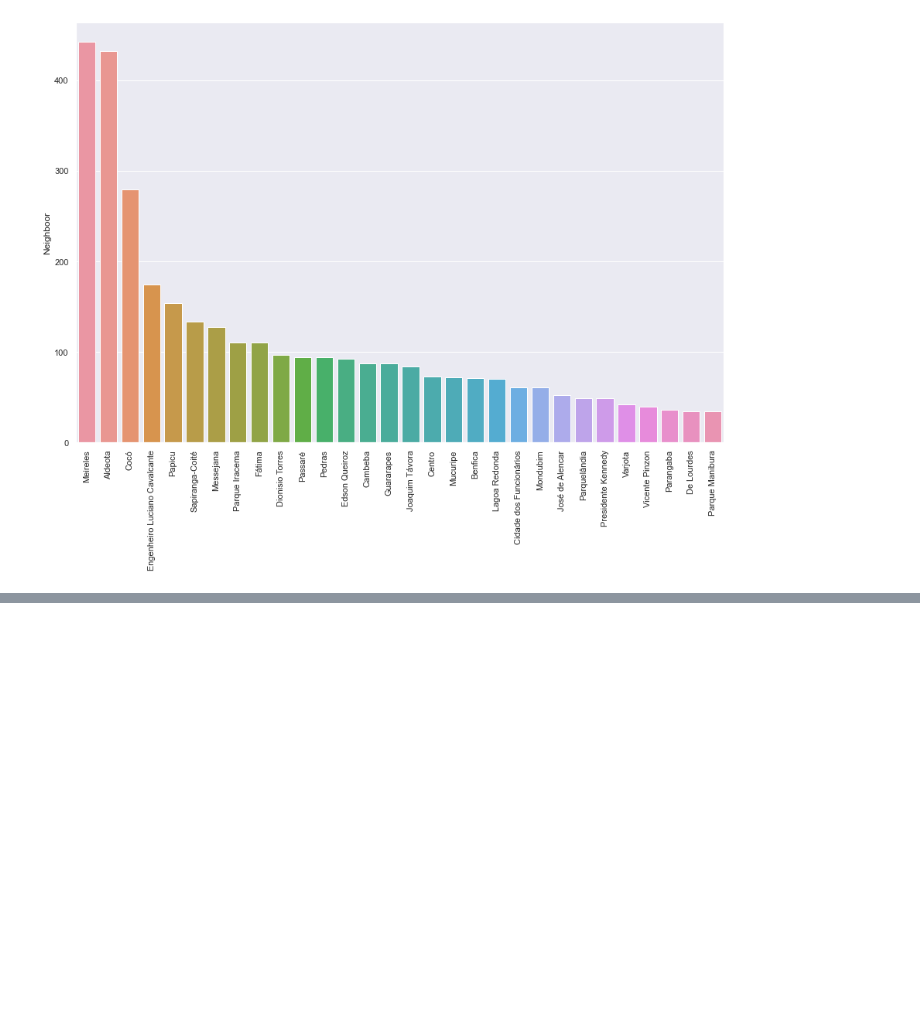
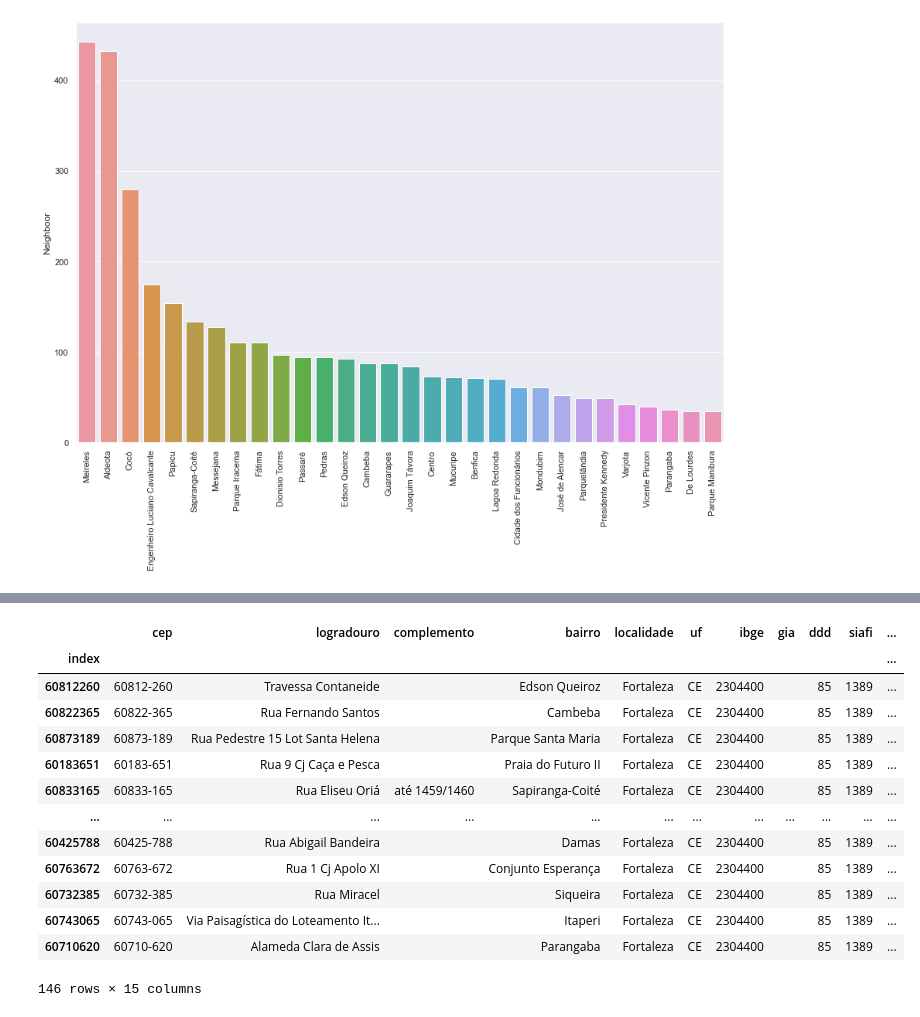
Before and after one commit to hinnecco/House_Data_Analysis, a Jupyter notebook: EDA - Fortaleza House.ipynb, the cells around one changed output, grey strips where cells are left out. Cells and saved outputs as stored; diff of their text form; code cells hidden in the pictures; blank space fills up the shorter version.

```diff
--- a/EDA - Fortaleza House.ipynb
+++ b/EDA - Fortaleza House.ipynb
@@ -960,0 +1050,17 @@ df_Properties3.groupby('Neighboor')['Price_Value'].mean().sort_values(ascending=
+# %%
+df_CEP_data[df_CEP_data['lat']=='']
+# %% [output]
+|  | cep | logradouro | complemento | bairro | localidade | uf | ibge | gia | ddd | siafi | ... |
+| index |  |  |  |  |  |  |  |  |  |  | ... |
+| 60812260 | 60812-260 | Travessa Contaneide |  | Edson Queiroz | Fortaleza | CE | 2304400 |  | 85 | 1389 | ... |
+| 60822365 | 60822-365 | Rua Fernando Santos |  | Cambeba | Fortaleza | CE | 2304400 |  | 85 | 1389 | ... |
+| 60873189 | 60873-189 | Rua Pedestre 15 Lot Santa Helena |  | Parque Santa Maria | Fortaleza | CE | 2304400 |  | 85 | 1389 | ... |
+| 60183651 | 60183-651 | Rua 9 Cj Caça e Pesca |  | Praia do Futuro II | Fortaleza | CE | 2304400 |  | 85 | 1389 | ... |
+| 60833165 | 60833-165 | Rua Eliseu Oriá | até 1459/1460 | Sapiranga-Coité | Fortaleza | CE | 2304400 |  | 85 | 1389 | ... |
+| ... | ... | ... | ... | ... | ... | ... | ... | ... | ... | ... | ... |
+| 60425788 | 60425-788 | Rua Abigail Bandeira |  | Damas | Fortaleza | CE | 2304400 |  | 85 | 1389 | ... |
+| 60763672 | 60763-672 | Rua 1 Cj Apolo XI |  | Conjunto Esperança | Fortaleza | CE | 2304400 |  | 85 | 1389 | ... |
+| 60732385 | 60732-385 | Rua Miracel |  | Siqueira | Fortaleza | CE | 2304400 |  | 85 | 1389 | ... |
+| 60743065 | 60743-065 | Via Paisagística do Loteamento It... |  | Itaperi | Fortaleza | CE | 2304400 |  | 85 | 1389 | ... |
+| 60710620 | 60710-620 | Alameda Clara de Assis |  | Parangaba | Fortaleza | CE | 2304400 |  | 85 | 1389 | ... |
+146 rows × 15 columns
```
Also changed, not shown: parts of 36 cells of this notebook, 9 other files.
